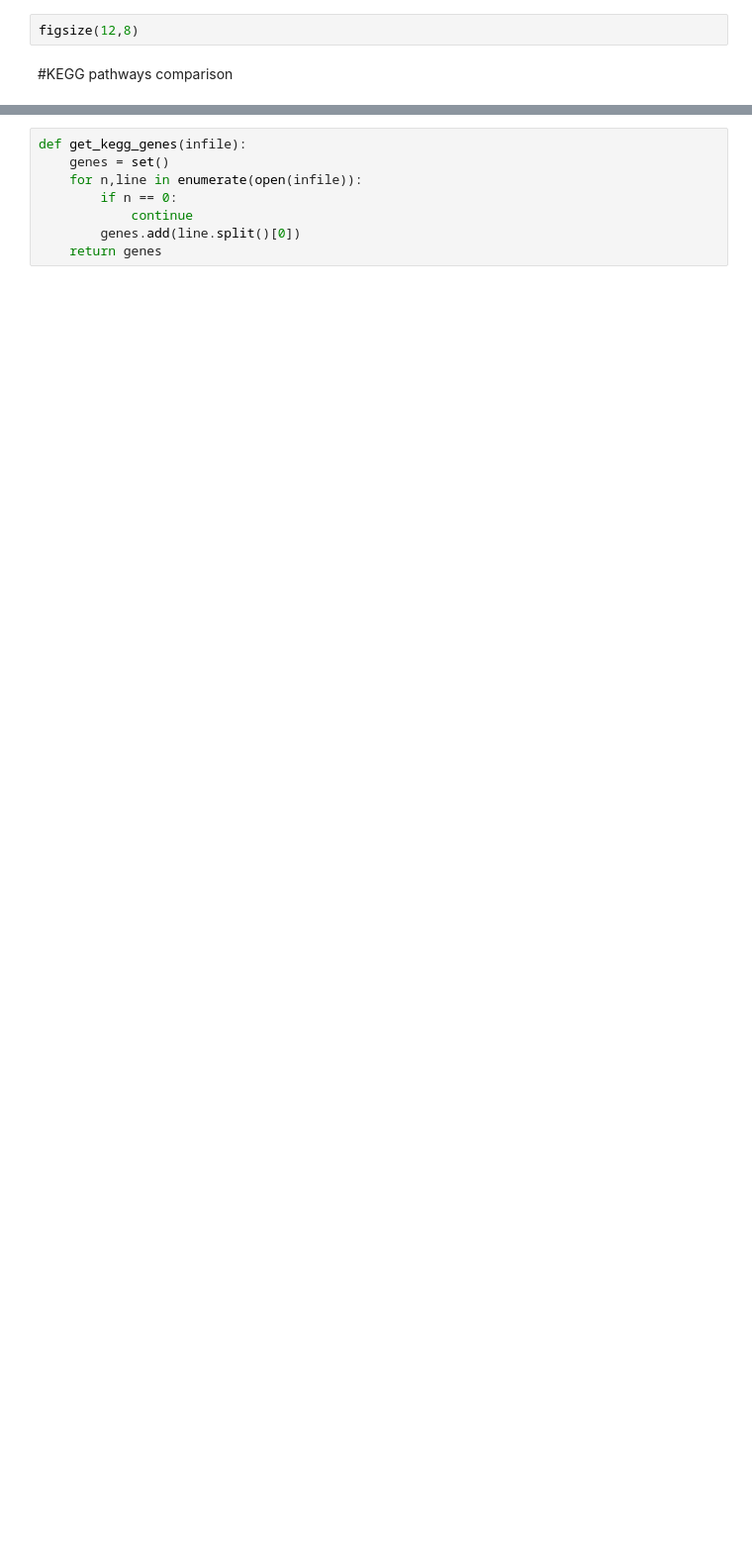
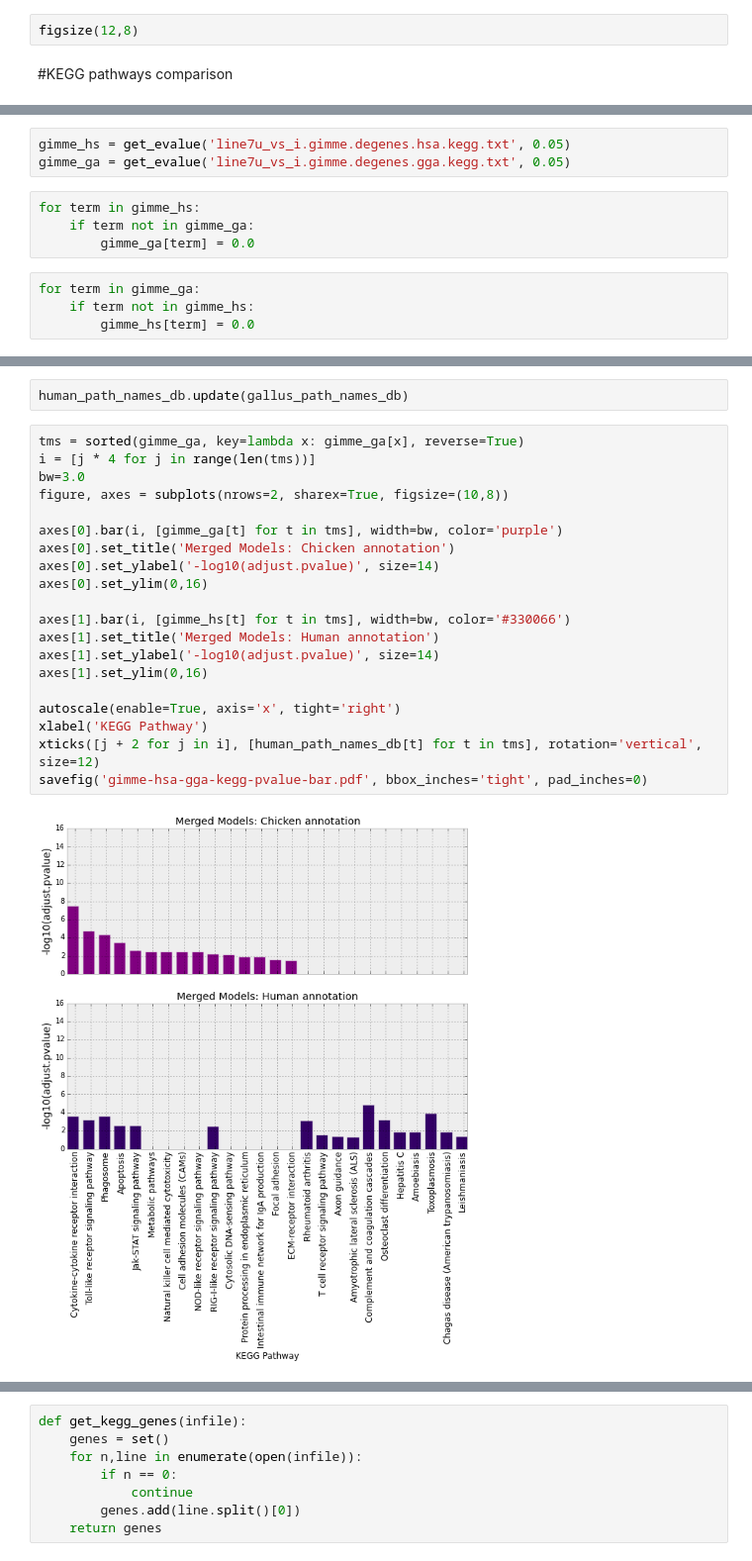
Before and after one commit to likit/RNASeq-methods-comparison, a Jupyter notebook: rnaseq-network-comparison.ipynb, the cells around one changed output, grey strips where cells are left out. Shown at 99% size. Drawn from its saved outputs; the diff is of its cells as text; blank space fills up the shorter version.

```diff
--- a/rnaseq-network-comparison.ipynb
+++ b/rnaseq-network-comparison.ipynb
@@ -276,0 +56,11 @@ savefig('gallus-hsa-numgenes-bar.pdf', bbox_inches='tight', pad_inches=0)
+# %%
+gimme_hs = get_evalue('line7u_vs_i.gimme.degenes.hsa.kegg.txt', 0.05)
+gimme_ga = get_evalue('line7u_vs_i.gimme.degenes.gga.kegg.txt', 0.05)
+# %%
+for term in gimme_hs:
+    if term not in gimme_ga:
+        gimme_ga[term] = 0.0
+# %%
+for term in gimme_ga:
+    if term not in gimme_hs:
+        gimme_hs[term] = 0.0
@@ -276,0 +75,24 @@ savefig('gallus-hsa-numgenes-bar.pdf', bbox_inches='tight', pad_inches=0)
+# %%
+human_path_names_db.update(gallus_path_names_db)
+# %%
+tms = sorted(gimme_ga, key=lambda x: gimme_ga[x], reverse=True)
+i = [j * 4 for j in range(len(tms))]
+bw=3.0
+figure, axes = subplots(nrows=2, sharex=True, figsize=(10,8))
+
+axes[0].bar(i, [gimme_ga[t] for t in tms], width=bw, color='purple')
+axes[0].set_title('Merged Models: Chicken annotation')
+axes[0].set_ylabel('-log10(adjust.pvalue)', size=14)
+axes[0].set_ylim(0,16)
+
+axes[1].bar(i, [gimme_hs[t] for t in tms], width=bw, color='#330066')
+axes[1].set_title('Merged Models: Human annotation')
+axes[1].set_ylabel('-log10(adjust.pvalue)', size=14)
+axes[1].set_ylim(0,16)
+
+autoscale(enable=True, axis='x', tight='right')
+xlabel('KEGG Pathway')
+xticks([j + 2 for j in i], [human_path_names_db[t] for t in tms], rotation='vertical', size=12)
+savefig('gimme-hsa-gga-kegg-pvalue-bar.pdf', bbox_inches='tight', pad_inches=0)
+# %% [output]
+[figure, added]
```
Also changed, not shown: parts of 115 cells of this notebook.
